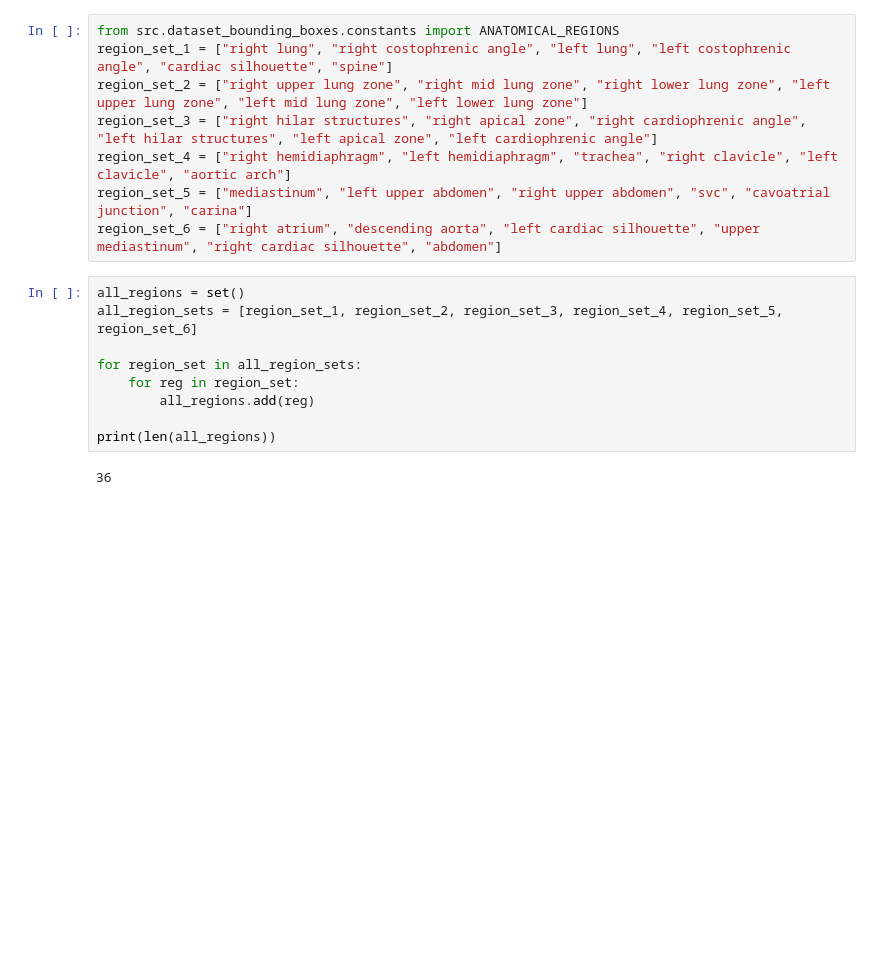
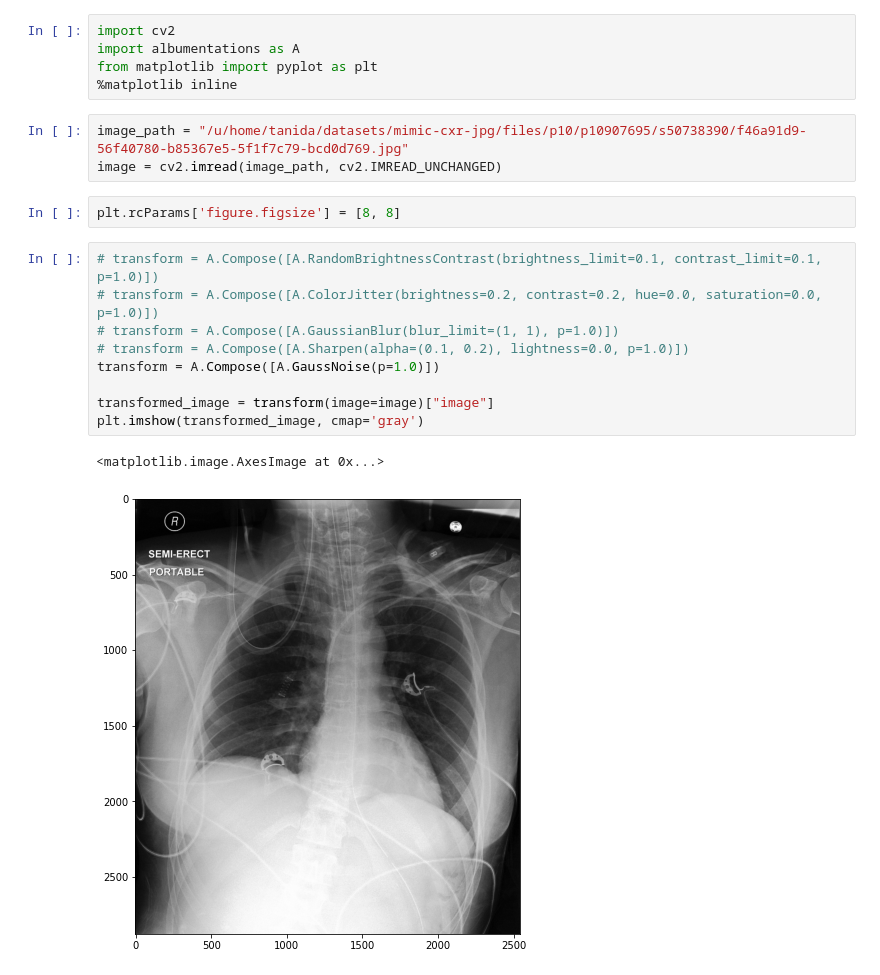
Before and after one commit to ttanida/rgrg, a Jupyter notebook: src/notebook_for_testing_stuff.ipynb, the cells around one changed output. Drawn from its saved outputs; the diff is of its cells as text; blank space fills up the shorter version.

```diff
--- a/src/notebook_for_testing_stuff.ipynb
+++ b/src/notebook_for_testing_stuff.ipynb
@@ -835,19 +1,22 @@ Text(0.5, 1.0, 'right atrium, descending aorta, left cardiac silhouette (np)\nup
-# %%
-from src.dataset_bounding_boxes.constants import ANATOMICAL_REGIONS
-region_set_1 = ["right lung", "right costophrenic angle", "left lung", "left costophrenic angle", "cardiac silhouette", "spine"]
-region_set_2 = ["right upper lung zone", "right mid lung zone", "right lower lung zone", "left upper lung zone", "left mid lung zone", "left lower lung zone"]
-region_set_3 = ["right hilar structures", "right apical zone", "right cardiophrenic angle", "left hilar structures", "left apical zone", "left cardiophrenic angle"]
-region_set_4 = ["right hemidiaphragm", "left hemidiaphragm", "trachea", "right clavicle", "left clavicle", "aortic arch"]
-region_set_5 = ["mediastinum", "left upper abdomen", "right upper abdomen", "svc", "cavoatrial junction", "carina"]
-region_set_6 = ["right atrium", "descending aorta", "left cardiac silhouette", "upper mediastinum", "right cardiac silhouette", "abdomen"]
-# %%
-all_regions = set()
-all_region_sets = [region_set_1, region_set_2, region_set_3, region_set_4, region_set_5, region_set_6]
-
-for region_set in all_region_sets:
-    for reg in region_set:
-        all_regions.add(reg)
-
-print(len(all_regions))
-# %% [output]
-36
+# %%
+import cv2
+import albumentations as A
+from matplotlib import pyplot as plt
+%matplotlib inline
+# %%
+image_path = "/u/home/tanida/datasets/mimic-cxr-jpg/files/p10/p10907695/s50738390/f46a91d9-56f40780-b85367e5-5f1f7c79-bcd0d769.jpg"
+image = cv2.imread(image_path, cv2.IMREAD_UNCHANGED)
+# %%
+plt.rcParams['figure.figsize'] = [8, 8]
+# %%
+# transform = A.Compose([A.RandomBrightnessContrast(brightness_limit=0.1, contrast_limit=0.1, p=1.0)])
+# transform = A.Compose([A.ColorJitter(brightness=0.2, contrast=0.2, hue=0.0, saturation=0.0, p=1.0)])
+# transform = A.Compose([A.GaussianBlur(blur_limit=(1, 1), p=1.0)])
+# transform = A.Compose([A.Sharpen(alpha=(0.1, 0.2), lightness=0.0, p=1.0)])
+transform = A.Compose([A.GaussNoise(p=1.0)])
+
+transformed_image = transform(image=image)["image"]
+plt.imshow(transformed_image, cmap='gray')
+# %% [output]
+<matplotlib.image.AxesImage at 0x...>
+[figure, added]
```
Also changed, not shown: parts of 63 cells of this notebook, 6 other files.
